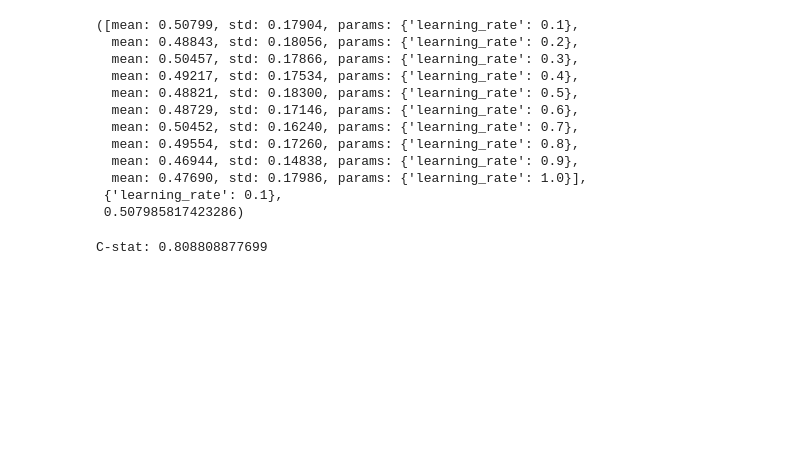
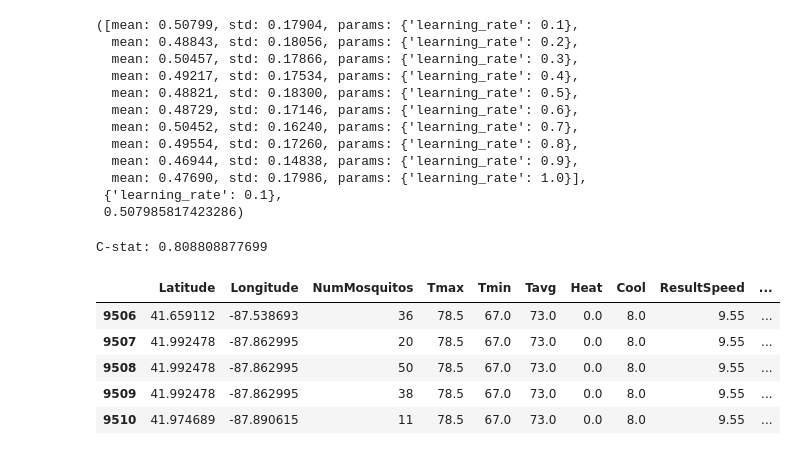
Before and after one commit to blissofts/puracticu, a Jupyter notebook: West Nile2.ipynb, the cells around one changed output. Saved outputs shown, nothing was run; the diff lists cells and outputs as text; code cells hidden in the pictures; blank space fills up the shorter version.

```diff
--- a/West Nile2.ipynb
+++ b/West Nile2.ipynb
@@ -854,4 +879,11 @@ plt.show()
 # %%
-#test = raichu_train.tail(1000)
-#test.head(5)
+test = raichu_train.tail(1000)
+test.head(5)
+# %% [output]
+|  | Latitude | Longitude | NumMosquitos | Tmax | Tmin | Tavg | Heat | Cool | ResultSpeed | ... |
+| 9506 | 41.659112 | -87.538693 | 36 | 78.5 | 67.0 | 73.0 | 0.0 | 8.0 | 9.55 | ... |
+| 9507 | 41.992478 | -87.862995 | 20 | 78.5 | 67.0 | 73.0 | 0.0 | 8.0 | 9.55 | ... |
+| 9508 | 41.992478 | -87.862995 | 50 | 78.5 | 67.0 | 73.0 | 0.0 | 8.0 | 9.55 | ... |
+| 9509 | 41.992478 | -87.862995 | 38 | 78.5 | 67.0 | 73.0 | 0.0 | 8.0 | 9.55 | ... |
+| 9510 | 41.974689 | -87.890615 | 11 | 78.5 | 67.0 | 73.0 | 0.0 | 8.0 | 9.55 | ... |
 # %%
```
Also changed, not shown: parts of 14 cells of this notebook.
